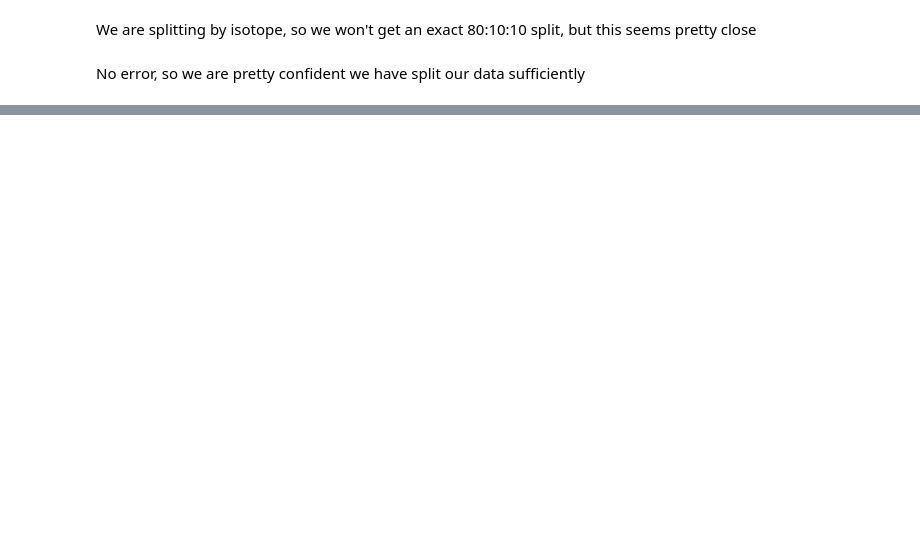
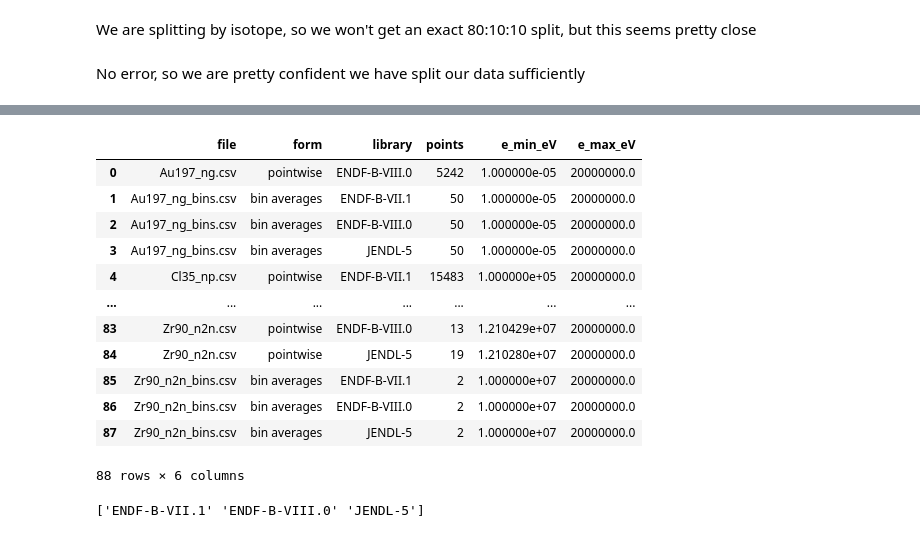
Before and after one commit to keenanbishop135/MSci-Project, a Jupyter notebook: Cl Test/notebooks/valdez-recreation.ipynb, the cells around one changed output, grey strips where cells are left out. Saved outputs shown, nothing was run; the diff lists cells and outputs as text; code cells hidden in the pictures; blank space fills up the shorter version.

```diff
--- a/Cl Test/notebooks/valdez-recreation.ipynb
+++ b/Cl Test/notebooks/valdez-recreation.ipynb
@@ -453,0 +460,21 @@ We should note that the data in the xsml pipeline is more recent than the data t
+# %%
+display(libraries.available())
+
+curves = libraries.curve(target = "Cl-35", mt=103)
+
+print(curves["library"].unique())
+# %% [output]
+|  | file | form | library | points | e_min_eV | e_max_eV |
+| 0 | Au197_ng.csv | pointwise | ENDF-B-VIII.0 | 5242 | 1.000000e-05 | 20000000.0 |
+| 1 | Au197_ng_bins.csv | bin averages | ENDF-B-VII.1 | 50 | 1.000000e-05 | 20000000.0 |
+| 2 | Au197_ng_bins.csv | bin averages | ENDF-B-VIII.0 | 50 | 1.000000e-05 | 20000000.0 |
+| 3 | Au197_ng_bins.csv | bin averages | JENDL-5 | 50 | 1.000000e-05 | 20000000.0 |
+| 4 | Cl35_np.csv | pointwise | ENDF-B-VII.1 | 15483 | 1.000000e+05 | 20000000.0 |
+| ... | ... | ... | ... | ... | ... | ... |
+| 83 | Zr90_n2n.csv | pointwise | ENDF-B-VIII.0 | 13 | 1.210429e+07 | 20000000.0 |
+| 84 | Zr90_n2n.csv | pointwise | JENDL-5 | 19 | 1.210280e+07 | 20000000.0 |
+| 85 | Zr90_n2n_bins.csv | bin averages | ENDF-B-VII.1 | 2 | 1.000000e+07 | 20000000.0 |
+| 86 | Zr90_n2n_bins.csv | bin averages | ENDF-B-VIII.0 | 2 | 1.000000e+07 | 20000000.0 |
+| 87 | Zr90_n2n_bins.csv | bin averages | JENDL-5 | 2 | 1.000000e+07 | 20000000.0 |
+88 rows × 6 columns
+['ENDF-B-VII.1' 'ENDF-B-VIII.0' 'JENDL-5']
```
Also changed, not shown: parts of 47 cells of this notebook.
